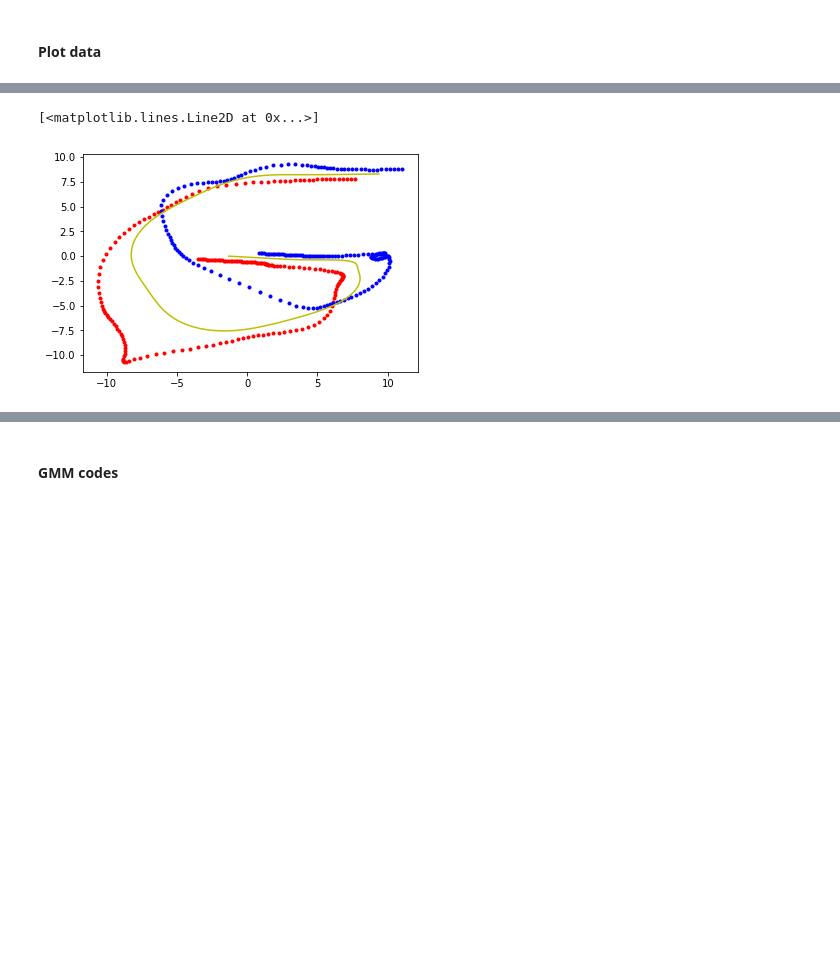
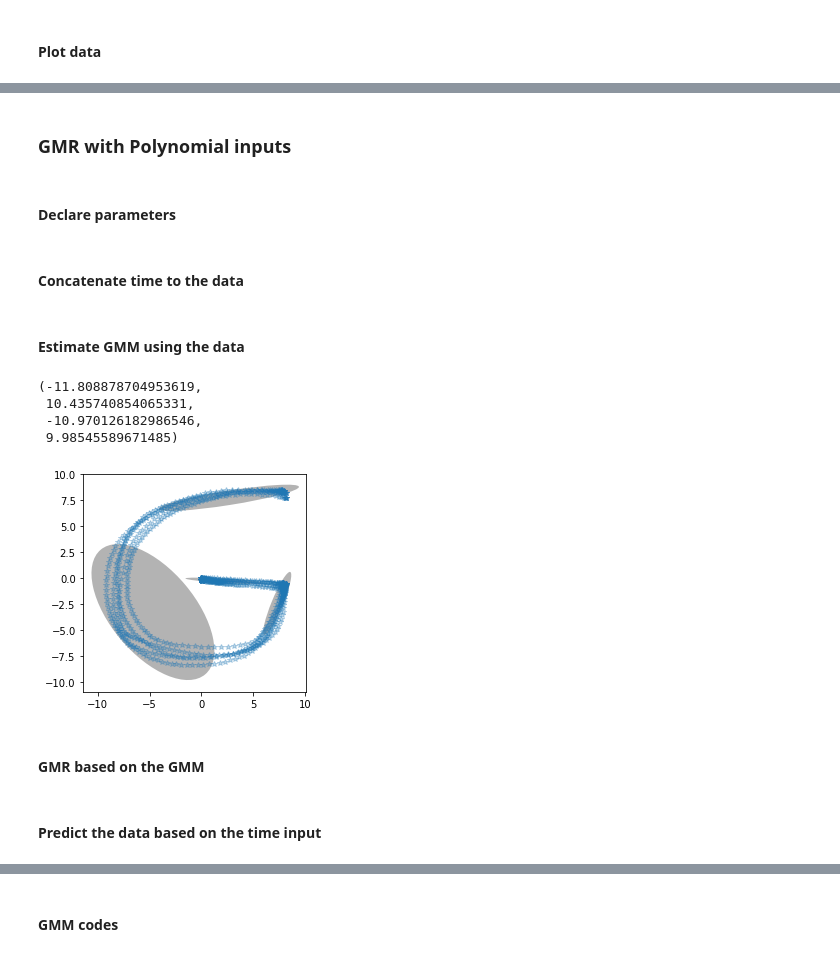
Before and after one commit to fabienjammes/ee613-python, a Jupyter notebook: python notebooks/LWR.ipynb, the cells around one changed output, grey strips where cells are left out. Saved outputs shown, nothing was run; the diff lists cells and outputs as text; code cells hidden in the pictures; blank space fills up the shorter version.

Commit message:
- GMR with polynomial input

```diff
--- a/python notebooks/LWR.ipynb
+++ b/python notebooks/LWR.ipynb
@@ -220,7 +221,22 @@ plt.plot(ys[:,0], ys[:,1], 'y')
-# %%
-plt.plot(x_low, y_low,'.r')
-plt.plot(x_up, y_up,'.b')
-plt.plot(ys[:,0], ys[:,1], 'y')
-# %% [output]
-[<matplotlib.lines.Line2D at 0x...>]
-[figure, removed]
+# %% [markdown]
+### GMR with Polynomial inputs
+# %% [markdown]
+#### Declare parameters
+# %%
+n_states = 4
+deg_poly = 4
+# %%
+from sklearn.preprocessing import PolynomialFeatures
+poly = PolynomialFeatures(deg_poly)
+Xt = poly.fit_transform(t_in[:,None])
+# %% [markdown]
+#### Concatenate time to the data
+# %%
+data_time = np.zeros((data.shape[0], data.shape[1], data.shape[2]+deg_poly+1))
+for i in range(n_samples):
+    data_time[i] = np.hstack([Xt, data[i]])
+
+#concatenate the whole samples
+data_time = np.concatenate(data_time,axis=0)
+# %% [markdown]
+#### Estimate GMM using the data
@@ -226,0 +246,19 @@ plt.plot(ys[:,0], ys[:,1], 'y')
+# %%
+from sklearn.mixture import GaussianMixture
+gmm = GaussianMixture(n_components = n_states,n_init = 4)
+gmm.fit(data_time)
+
+#plot only the spatial components
+fig, ax = plt.subplots(figsize = (4,4))
+plot_GMM(gmm.means_[:,(deg_poly+1):], gmm.covariances_[:,(deg_poly+1):,(deg_poly+1):],ax)
+plt.axis([-13,10,-20,20])
+plt.plot(data_time[:,deg_poly+1],data_time[:,deg_poly+2], '*' ,alpha=0.3)
+plt.axis('equal')
+# %% [output]
+(-11.808878704953619,
+ 10.435740854065331,
+ -10.970126182986546,
+ 9.98545589671485)
+[figure, added]
+# %% [markdown]
+#### GMR based on the GMM
@@ -226,0 +267,2 @@ plt.plot(ys[:,0], ys[:,1], 'y')
+# %% [markdown]
+#### Predict the data based on the time input
```
Also changed, not shown: parts of 18 cells of this notebook, 1 other file.
